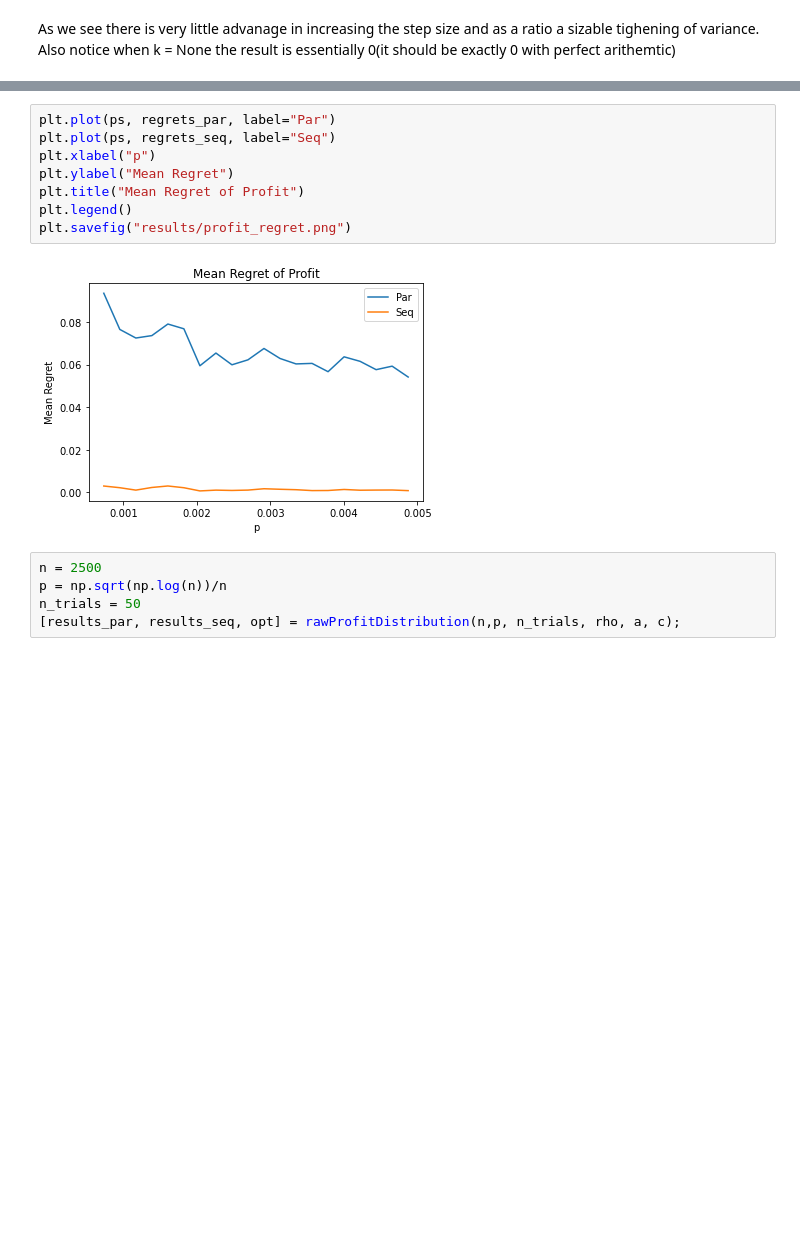
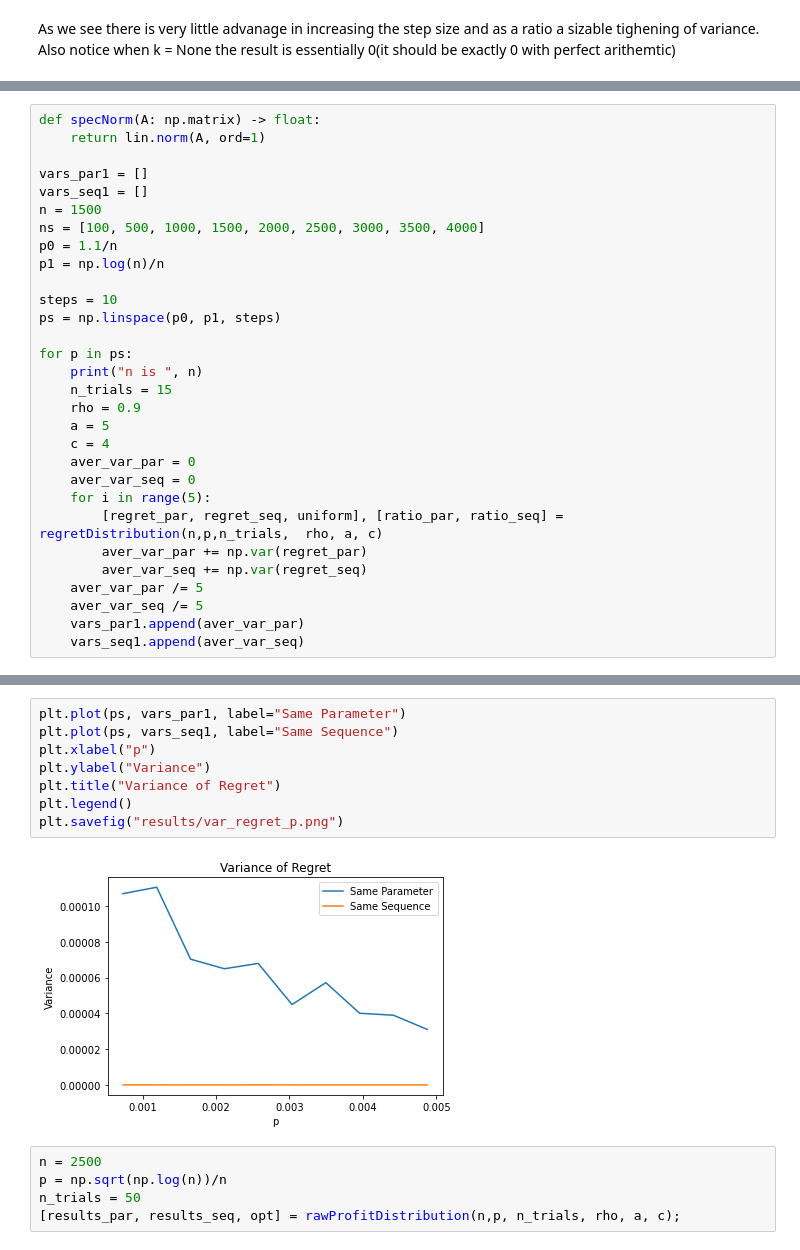
Before and after one commit to CalvinRoth/PriceDiscriminationNewtorks, a Jupyter notebook: classProject.ipynb, the cells around one changed output, grey strips where cells are left out. Cells and saved outputs as stored; diff of their text form; blank space fills up the shorter version.

```diff
--- a/classProject.ipynb
+++ b/classProject.ipynb
@@ -627,0 +824,30 @@ p is  0.0048754802580602006
+# %%
+def specNorm(A: np.matrix) -> float:
+    return lin.norm(A, ord=1)
+
+vars_par1 = []
+vars_seq1 = []
+n = 1500
+ns = [100, 500, 1000, 1500, 2000, 2500, 3000, 3500, 4000]
+p0 = 1.1/n
+p1 = np.log(n)/n
+
+steps = 10
+ps = np.linspace(p0, p1, steps)
+
+for p in ps:
+    print("n is ", n)
+    n_trials = 15
+    rho = 0.9
+    a = 5
+    c = 4
+    aver_var_par = 0
+    aver_var_seq = 0
+    for i in range(5):
+        [regret_par, regret_seq, uniform], [ratio_par, ratio_seq] = regretDistribution(n,p,n_trials,  rho, a, c)
+        aver_var_par += np.var(regret_par)
+        aver_var_seq += np.var(regret_seq)
+    aver_var_par /= 5
+    aver_var_seq /= 5
+    vars_par1.append(aver_var_par)
+    vars_seq1.append(aver_var_seq)
@@ -628,13 +865,13 @@ p is  0.0048754802580602006
 # %%
-plt.plot(ps, regrets_par, label="Par")
-plt.plot(ps, regrets_seq, label="Seq")
+plt.plot(ps, vars_par1, label="Same Parameter")
+plt.plot(ps, vars_seq1, label="Same Sequence")
 plt.xlabel("p")
-plt.ylabel("Mean Regret")
-plt.title("Mean Regret of Profit")
+plt.ylabel("Variance")
+plt.title("Variance of Regret")
 plt.legend()
-plt.savefig("results/profit_regret.png")
+plt.savefig("results/var_regret_p.png")
 # %% [output]
-[figure, old version]
+[figure, new version]
 # %%
 n = 2500
 p = np.sqrt(np.log(n))/n
```
Also changed, not shown: parts of 31 cells of this notebook, 5 other files.
